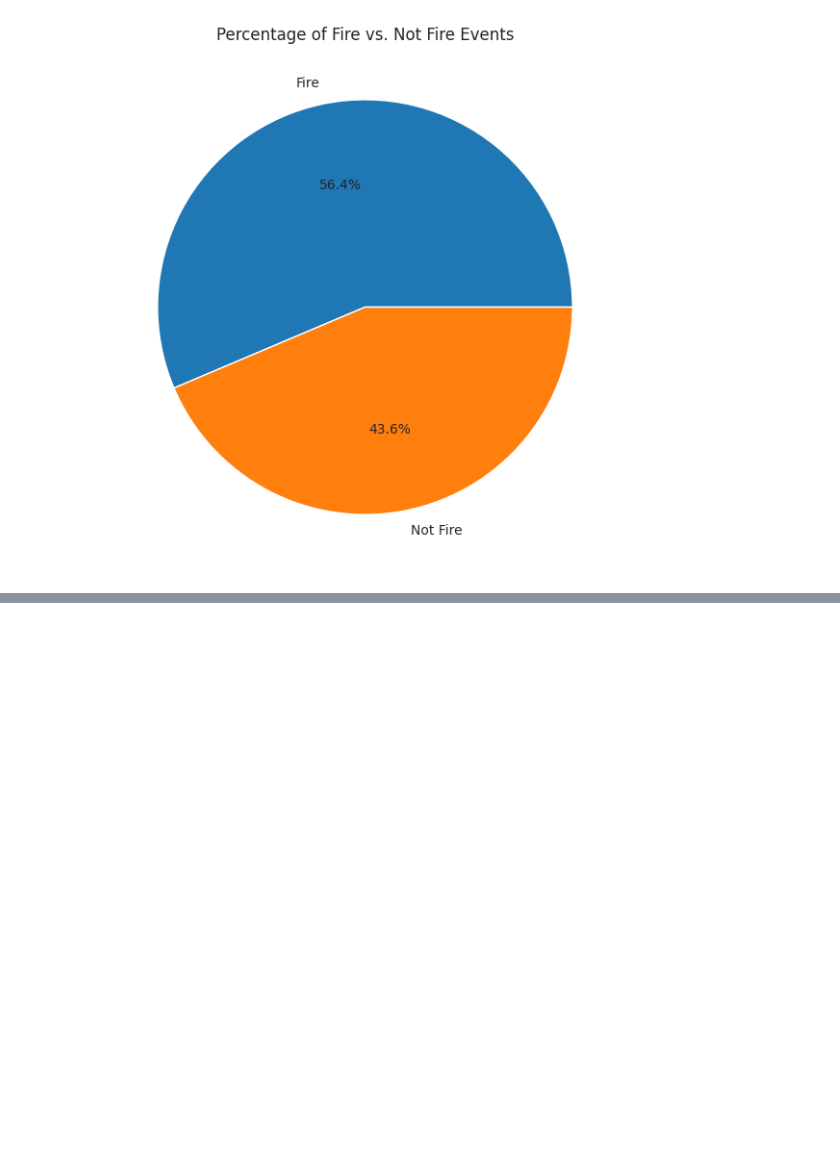
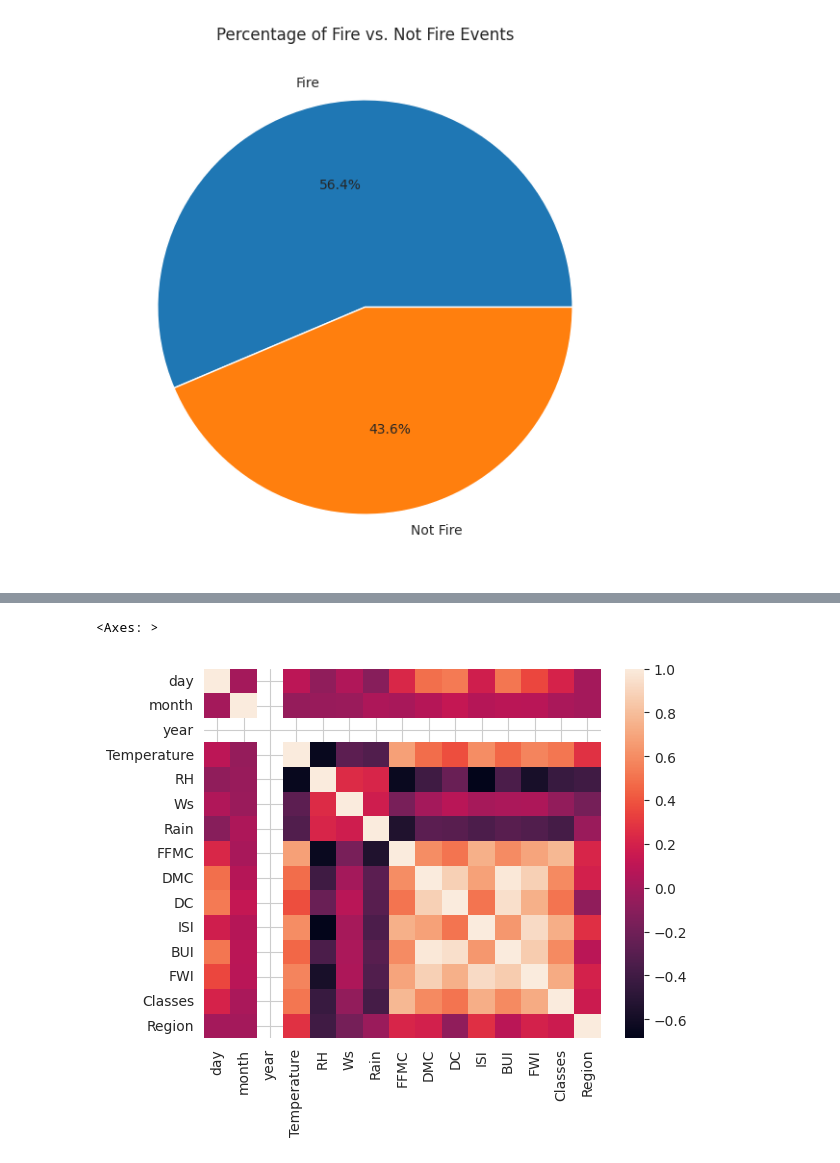
Before and after one commit to Comrade123-123/Ridge_LAaso_ElasticNet_miniproject, a Jupyter notebook: Ridge_lasso_ElasticNet.ipynb, the cells around one changed output, grey strips where cells are left out. Drawn from its saved outputs; the diff is of its cells as text; code cells hidden in the pictures; blank space fills up the shorter version.

```diff
--- a/Ridge_lasso_ElasticNet.ipynb
+++ b/Ridge_lasso_ElasticNet.ipynb
@@ -311,0 +329,8 @@ plt.show()
+# %%
+df['Classes'] = df['Classes'].str.strip() # Ensure consistency by stripping whitespace
+df['Classes'] = df['Classes'].map({'not fire': 0, 'fire': 1})
+# %%
+sns.heatmap(df.corr())
+# %% [output]
+<Axes: >
+[figure, added]
```
Also changed, not shown: parts of 8 cells of this notebook.
